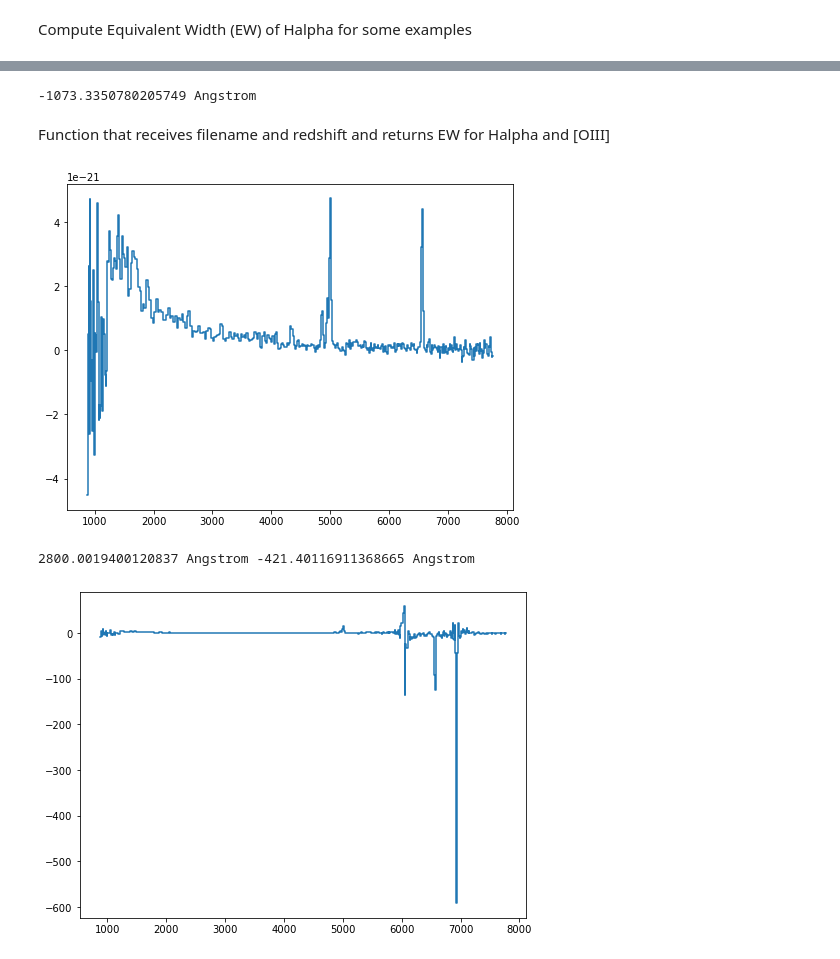
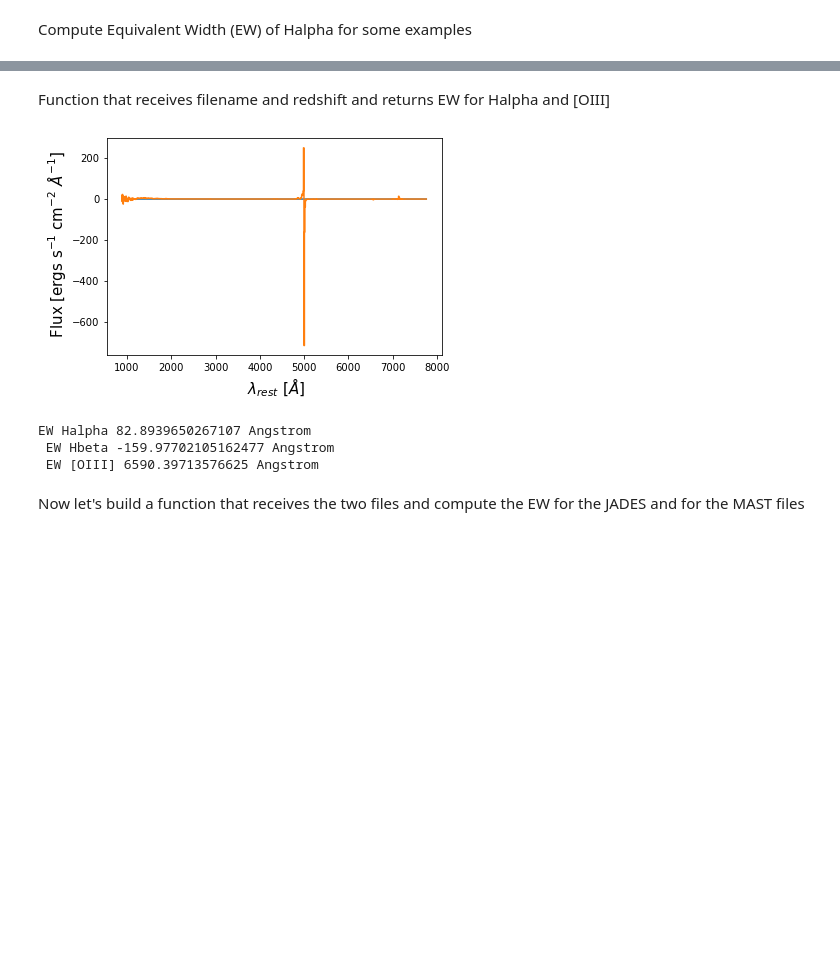
Before and after one commit to NGomez-inaoe/JWST-Data, a Jupyter notebook: PRISM/EW_builder.ipynb, the cells around one changed output, grey strips where cells are left out. Saved outputs shown, nothing was run; the diff lists cells and outputs as text; code cells hidden in the pictures; blank space fills up the shorter version.

Commit message:
Added input, output, builder and script to compute Equivalent Width for HII candidates in short list of proposal 1210

```diff
--- a/PRISM/EW_builder.ipynb
+++ b/PRISM/EW_builder.ipynb
@@ -69,4 +82,8 @@ WARNING: Model is linear in parameters; consider using linear fitting methods. [
 # %%
-z2 = 6.285
+# Plot the spectrum
+z2 = z_array[46]
+mast_file_2 = mast_folder / MAST_files[46]
+
+
 plot__mast_spectrum(mast_file_2, z = z2)
 # %% [output]
@@ -96,24 +111,8 @@ plot__mast_spectrum(mast_file_3, z = z3)
-# %%
-z = z3
-specdata = mast_file_3[1].data
-
-
-lamb_obs = specdata['WAVELENGTH'] * 1e-6/1e-10
-lamb = specdata['WAVELENGTH'] * 1e-6/1e-10 / (1.+float(z)) * u.AA
-flux= specdata['FLUX']*2.99792458E-05/ lamb_obs**2 * u.Unit('erg cm-2 s-1 AA-1')
-spec= Spectrum1D(spectral_axis=lamb, flux=flux)
-cont_norm_spec = spec / fit_generic_continuum(spec)(spec.spectral_axis)
-
-EW_Ha=equivalent_width(cont_norm_spec, continuum=1, regions=SpectralRegion(6530 * u.AA, 6580 * u.AA))
-
-print(EW_Ha)
-# %% [output]
--1073.3350780205749 Angstrom
 # %% [markdown]
 Function that receives filename and redshift and returns EW for Halpha and [OIII]
 # %%
-def compute_EW(mast_filename, z):
-    with fits.open(mast_filename) as file:
+def compute_EW(file, z):
+    with fits.open(file) as file:
 
         #Extract data from the file
         specdata=file[1].data
@@ -125,37 +124,58 @@ def compute_EW(mast_filename, z):
 
         #Extract and convert flux to working units
         flux = specdata['FLUX'] * 2.99792458E-05 /lambda_obs**2
         flux_Units = flux * u.Unit('erg cm-2 s-1 AA-1')
 
         #Define the spectrum over which the EW will be calculated, use class Spectrum1D from specutils
         spectrum = Spectrum1D(spectral_axis=lambda_rest_Angstrom, flux=flux_Units)
 
         #Plot the spectrum
         plt.step(spectrum.spectral_axis, spectrum.flux)
-        plt.show()
+        #plt.show()
 
         with warnings.catch_warnings(): #ignore warnings
             warnings.simplefilter('ignore')
 
             # Normalize the spectrum by its continuum
             spec_continuum_fitted = fit_generic_continuum(spectrum)(spectrum.spectral_axis)
             normalized_continuum_spec = spectrum / spec_continuum_fitted
 
         #Plot the normalized continuum spectrum: the old spectrum normalized by the fitted continuum
         plt.step(normalized_continuum_spec.wavelength, normalized_continuum_spec.flux)
+        plt.ylabel(r' Flux [ergs s$^{-1}$ cm$^{-2}$ $\AA^{-1}$]', fontsize=15)
+        plt.xlabel(r' $\lambda_{rest}$ [$\AA$]', fontsize=15)
+        #plt.title(folders[i]+'_z='+str(z_Spec_2[j]),fontsize=6)
+        plt.tick_params(axis='x',labelsize=10)
+        plt.tick_params(axis='y',labelsize=10)
+        #plt.savefig('v3/Plots_Clear-Prism_part_11_01/'+folders[i]+'.pdf')
+        plt.show()
+        plt.close()
+
+
         #plt.xlim(6450 , 6650)
 
-        #Compute EW for Ha
+        #Define Spectral Regions for the emission lines
         region_Ha = SpectralRegion(6550 * u.AA, 6580 * u.AA) #This is in rest frame since lambda=lambda_rest
+        region_Hb = SpectralRegion(4815 * u.AA, 4917 * u.AA)
         region_OIII = SpectralRegion(4990 * u.AA, 5024 * u.AA)
 
+
+        # Compute EW for Ha, Hb and [OIII]
         EW_Ha=equivalent_width(normalized_continuum_spec, regions=region_Ha)
+        EW_Hb=equivalent_width(normalized_continuum_spec, regions=region_Hb)
         EW_OIII=equivalent_width(normalized_continuum_spec, continuum=1, regions=region_OIII)
-        print(EW_Ha, EW_OIII)
+        print("EW Halpha", EW_Ha, "\n",
+              "EW Hbeta", EW_Hb, "\n",
+              "EW [OIII]", EW_OIII)
 
 
-compute_EW('./Spectra1D/MAST/jw01210-o001_s000005113_nirspec_clear-prism_x1d.fits', 5.82)
+
+
+compute_EW('./Spectra1D/JADES/hlsp_jades_jwst_nirspec_goods-s-deephst-10005113_clear-prism_v1.0_x1d.fits', 5.82)
 # %% [output]
-[figure, old version]
+[figure, new version]
-2800.0019400120837 Angstrom -421.40116911368665 Angstrom
+EW Halpha 82.8939650267107 Angstrom
+ EW Hbeta -159.97702105162477 Angstrom
+ EW [OIII] 6590.39713576625 Angstrom
-[figure, removed]
+# %% [markdown]
+Now let's build a function that receives the two files and compute the EW for the JADES and for the MAST files
```
Also changed, not shown: parts of 9 cells of this notebook, 3 other files.
